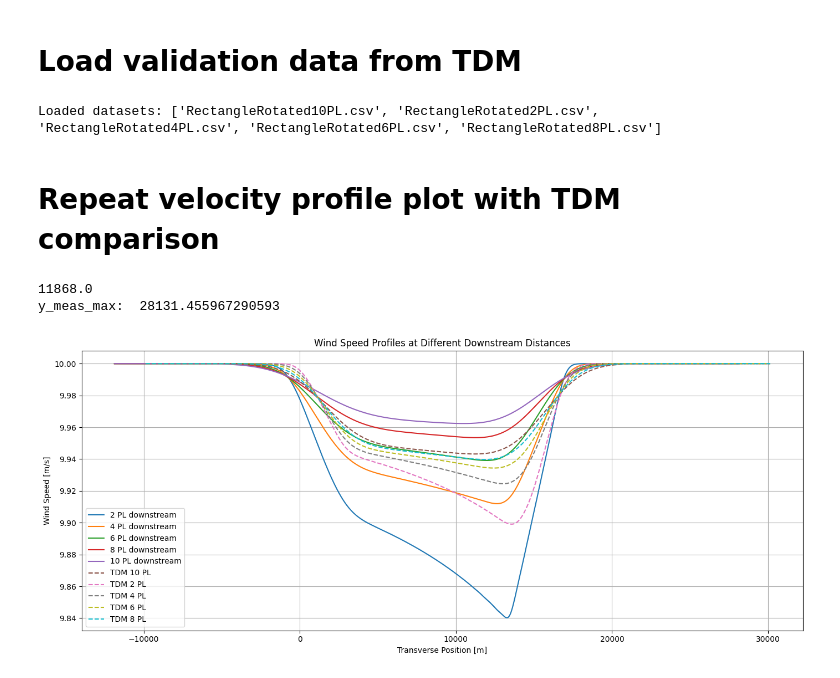
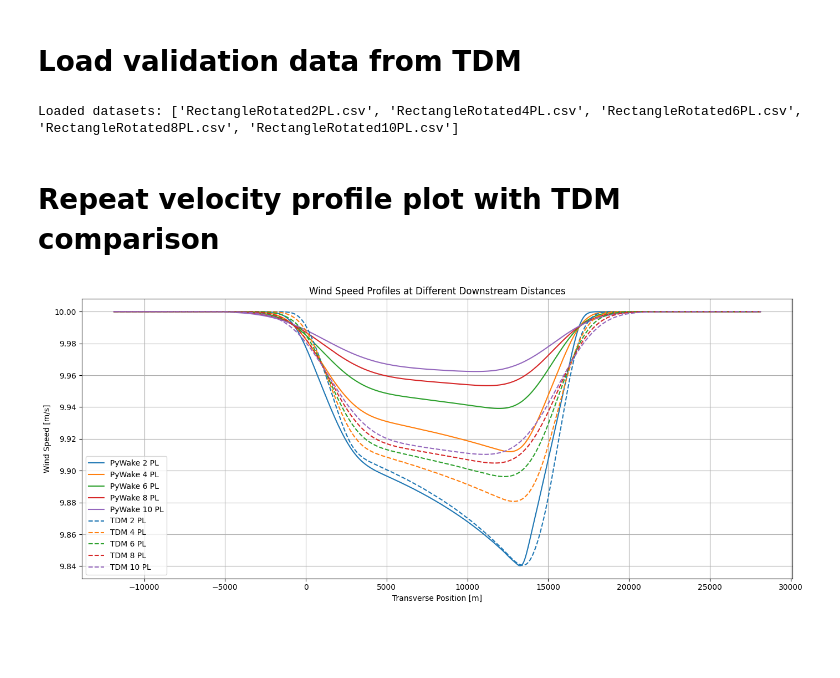
Before and after one commit to marcinsadowy/WTABL, a Jupyter notebook: ArbitraryLayouts/pywake_simple_comparison.ipynb, the cells around one changed output. Saved outputs shown, nothing was run; the diff lists cells and outputs as text; code cells hidden in the pictures; blank space fills up the shorter version.

Commit message:
Matchet farverne på PyWake og TDM graferne

```diff
--- a/ArbitraryLayouts/pywake_simple_comparison.ipynb
+++ b/ArbitraryLayouts/pywake_simple_comparison.ipynb
@@ -117,7 +121,7 @@ for i, m in enumerate(m_downstream):
         )).WS_eff.values
     )
 
-    ax.plot(y_meas[:, i], ws_meas[:, i], label=f'{pl_downstream[i]} PL')
+    ax.plot(y_meas[:, i], ws_meas[:, i], label=f'PyWake {pl_downstream[i]} PL')
 
 ax.legend()
 plt.tight_layout()
@@ -161,28 +165,21 @@ plt.show()
 # %% [markdown]
 # Load validation data from TDM
 # %%
-import os
-import pandas as pd
-
-# Path to the ValidationData folder
 validation_data_path = "ValidationData"
 
-# List all files in the folder
-validation_files = [f for f in os.listdir(validation_data_path) if os.path.isfile(os.path.join(validation_data_path, f))]
+validation_files = natsorted(
+    [f for f in os.listdir(validation_data_path) if os.path.isfile(os.path.join(validation_data_path, f))]
+)
 
-# Load datasets into a dictionary of DataFrames
 validation_datasets = {}
 for file in validation_files:
     file_path = os.path.join(validation_data_path, file)
     if file.endswith('.csv'):
         validation_datasets[file] = pd.read_csv(file_path)
-    elif file.endswith('.xlsx'):
-        validation_datasets[file] = pd.read_excel(file_path)
 
-# Print the names of the loaded datasets
 print("Loaded datasets:", list(validation_datasets.keys()))
 # %% [output]
-Loaded datasets: ['RectangleRotated10PL.csv', 'RectangleRotated2PL.csv', 'RectangleRotated4PL.csv', 'RectangleRotated6PL.csv', 'RectangleRotated8PL.csv']
+Loaded datasets: ['RectangleRotated2PL.csv', 'RectangleRotated4PL.csv', 'RectangleRotated6PL.csv', 'RectangleRotated8PL.csv', 'RectangleRotated10PL.csv']
 # %% [markdown]
 # Repeat velocity profile plot with TDM comparison
 # %%
@@ -196,48 +193,44 @@ y_meas = np.tile(y_range[:, np.newaxis], (1, len(m_downstream)))  # Shape: (w_me
 
 ws_meas = np.zeros_like(y_meas)
 
+# ------------------------------------------------------------------- #
+# Map each PL to a color
+color_map = plt.get_cmap('tab10')  # or use 'Set1', 'tab20', etc.
+
+pl_to_color = {pl: color_map(i) for i, pl in enumerate(pl_downstream)}
+# ------------------------------------------------------------------- #
+
 # Create a single plot
 fig, ax = plt.subplots(figsize=(14, 6))
 ax.set_xlabel('Transverse Position [m]')
 ax.set_ylabel('Wind Speed [m/s]')
 ax.set_title('Wind Speed Profiles at Different Downstream Distances')
 ax.grid(True)
 
 # Draw PyWake graphs
-for i, m in enumerate(m_downstream):
+for i, (pl, m) in enumerate(zip(pl_downstream, m_downstream)):
     x_meas = np.full(y_meas.shape[0], max(x) + m)
 
     ws_meas[:, i] = np.squeeze(
         sim.flow_map(Points(
             x=x_meas,
             y=y_meas[:, i],
             h=turbine.hub_height() * np.ones_like(y_meas[:, i])
         )).WS_eff.values
     )
 
-    ax.plot(y_meas[:, i], ws_meas[:, i], label=f'{pl_downstream[i]} PL downstream')
+    ax.plot(y_meas[:, i], ws_meas[:, i], label=f'PyWake {pl_downstream[i]} PL', color=pl_to_color[pl])
 
 # Draw TDM graphs
 for file in validation_files:
-    # Extract downstream distance from the file name
     downstream_distance = int(file.split('PL')[0].split('RectangleRotated')[-1])
 
-    # Get the corresponding dataset
     tdm_data = validation_datasets[file]
 
-    # Plot the TDM data as dashed lines
-    ax.plot(
-        y_range,
-        tdm_data.values.flatten(),
-        linestyle='--',
-        label=f'TDM {downstream_distance} PL'
-    )
-
+    ax.plot(y_range, tdm_data.values.flatten(), linestyle='--', label=f'TDM {downstream_distance} PL', color=pl_to_color[downstream_distance])
 
 ax.legend()
 plt.tight_layout()
 plt.show()
 # %% [output]
-11868.0
-y_meas_max:  28131.455967290593
-[figure, old version]
+[figure, new version]
```
Also changed, not shown: parts of 2 cells of this notebook, 5 other files.
